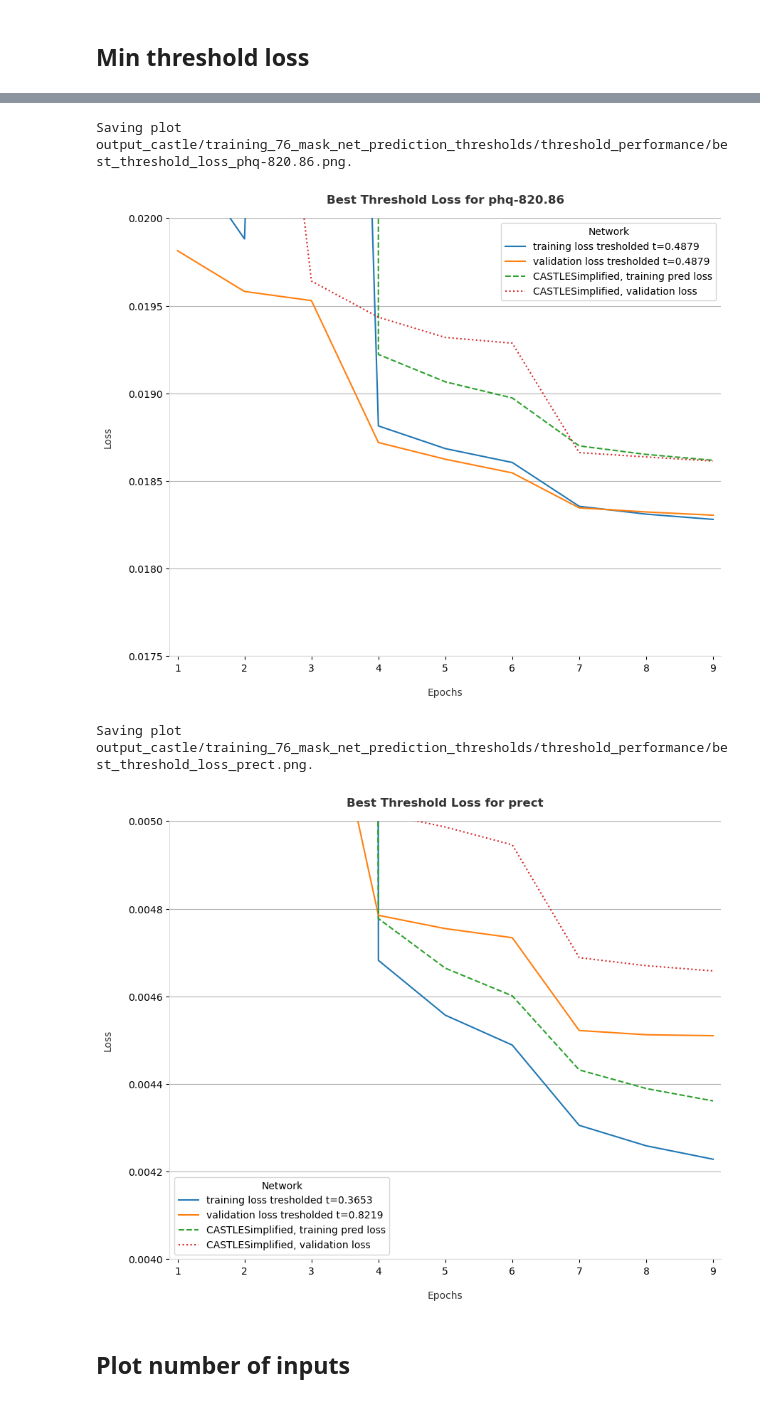
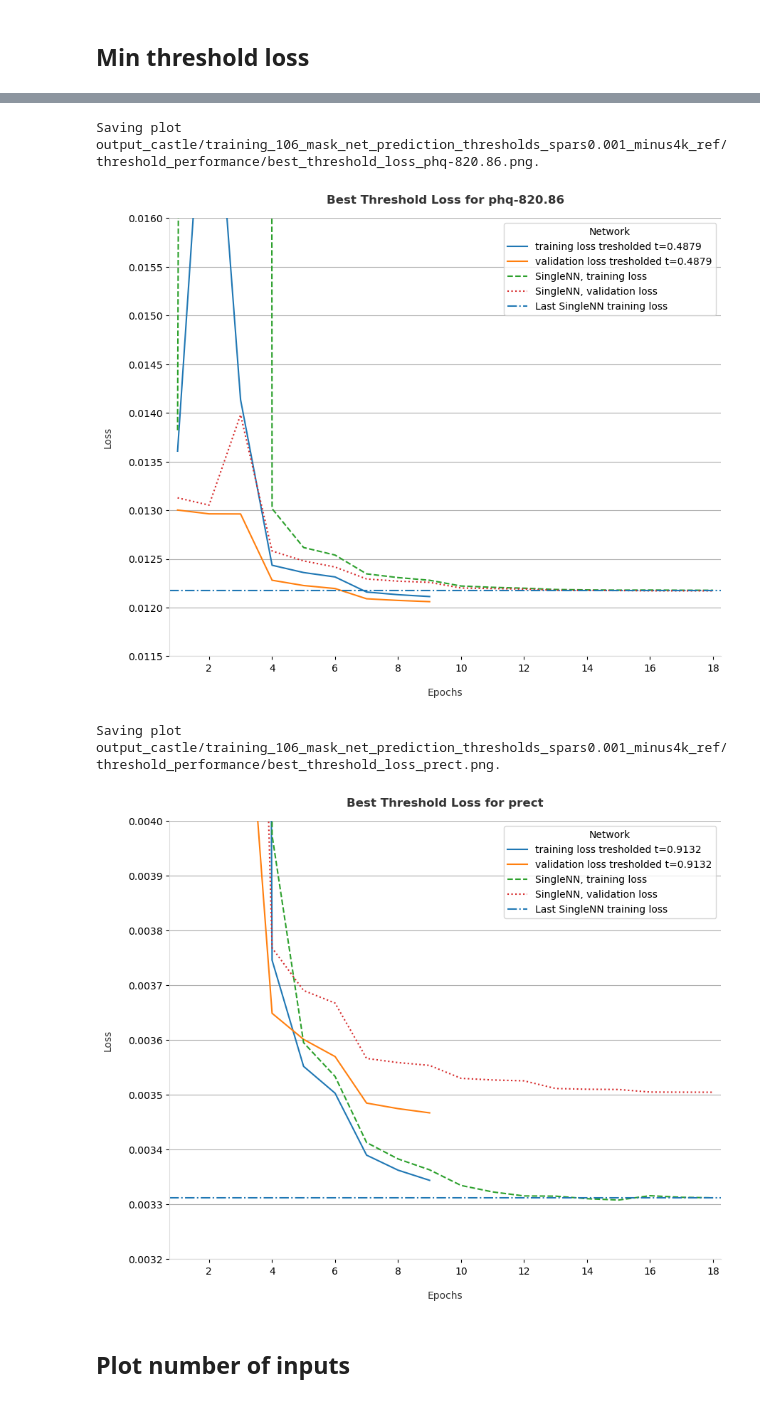
Before and after one commit to EyringMLClimateGroup/kuehbacher24ICMLA_PCMasking, a Jupyter notebook: notebooks_castle_offline_evaluation/evaluate_mask_net_threshold_prediction_performance.ipynb, the cells around one changed output, grey strips where cells are left out. Drawn from its saved outputs; the diff is of its cells as text; code cells hidden in the pictures.

```diff
--- a/notebooks_castle_offline_evaluation/evaluate_mask_net_threshold_prediction_performance.ipynb
+++ b/notebooks_castle_offline_evaluation/evaluate_mask_net_threshold_prediction_performance.ipynb
@@ -79,5 +105,6 @@ output_vars =list(varname2index.keys())
 histories_per_var = load_history_per_var(threshold_histories_dir)
 perf_comp_dict = load_history_per_var(performance_comparison_dir)
 # %%
-perf_comp_dict
+for var, value in histories_per_var.items():
+    print(value.keys())
 # %% [output]
@@ -231,10 +334,15 @@ for var in output_vars:
     print(f"Threshold = {t_val} for best last validation loss = {min_val}")
 
 
-    comp_pred_loss = perf_comp_dict[var]['prediction_loss']
-    print(f"\nPreMaskNet training prediction loss = {comp_pred_loss[-1]}")
-    val_comp_pred_loss = perf_comp_dict[var]['val_prediction_loss']
-    print(f"PreMaskNet validation prediction loss = {val_comp_pred_loss[-1]}\n\n")
+    comp_pred_loss = perf_comp_dict[var]['loss']
+    print(f"\nSingleNN training prediction loss = {comp_pred_loss[-1]}")
+    val_comp_pred_loss = perf_comp_dict[var]['val_loss']
+    print(f"SingleNN validation prediction loss = {val_comp_pred_loss[-1]}\n\n")
+
+    # comp_pred_loss = perf_comp_dict[var]['prediction_loss']
+    # print(f"\nPreMaskNet training prediction loss = {comp_pred_loss[-1]}")
+    # val_comp_pred_loss = perf_comp_dict[var]['val_prediction_loss']
+    # print(f"PreMaskNet validation prediction loss = {val_comp_pred_loss[-1]}\n\n")
 
     # comp_pred_loss = perf_comp_dict[var]["train"]['epoch_prediction_loss']
     # print(f"\nCastleSimplified training prediction loss = {comp_pred_loss[-1]}")
@@ -276,14 +384,17 @@ def plot_best_threshold(var_name, ymin=0., ymax=0.1):
     sns.lineplot(x=range(1, len(train_loss)+1), y=train_loss, label=f"training loss tresholded t={t_train:.4f}", ax=ax)
     sns.lineplot(x=range(1, len(val_loss)+1), y=val_loss, label=f"validation loss tresholded t={t_val:.4f}", ax=ax)
 
-    comp_train_pred_loss = perf_comp_dict[var_name]['prediction_loss']
-    comp_val_pred_loss = perf_comp_dict[var_name]['val_prediction_loss']
+    # comp_train_pred_loss = perf_comp_dict[var_name]['prediction_loss']
+    # comp_val_pred_loss = perf_comp_dict[var_name]['val_prediction_loss']
+    comp_train_pred_loss = perf_comp_dict[var_name]['loss']
+    comp_val_pred_loss = perf_comp_dict[var_name]['val_loss']
 
     # comp_train_pred_loss = perf_comp_dict[var_name]['train']['epoch_prediction_loss']
     # comp_val_pred_loss = perf_comp_dict[var_name]['validation']['epoch_prediction_loss']
 
-    sns.lineplot(x=range(1, len(comp_train_pred_loss)+1), y=comp_train_pred_loss, label=f"CASTLESimplified, training pred loss", linestyle="dashed", ax=ax)
-    sns.lineplot(x=range(1, len(comp_val_pred_loss)+1), y=comp_val_pred_loss, label=f"CASTLESimplified, validation loss", linestyle="dotted", ax=ax)
+    sns.lineplot(x=range(1, len(comp_train_pred_loss)+1), y=comp_train_pred_loss, label=f"SingleNN, training loss", linestyle="dashed", ax=ax)
+    sns.lineplot(x=range(1, len(comp_val_pred_loss)+1), y=comp_val_pred_loss, label=f"SingleNN, validation loss", linestyle="dotted", ax=ax)
+    ax.axhline(y=comp_train_pred_loss[-1],  ls='-.', label="Last SingleNN training loss")
 
     # Axis formatting.
     ax.spines['top'].set_visible(False)
@@ -325,15 +437,17 @@ Saving plot output_castle/training_76_mask_net_prediction_thresholds/threshold_p
 # %%
 variable = "phq-820.86"
-plot_best_threshold(variable, ymin=0.0175, ymax=0.02)
+# ref 0.018-0.02
+plot_best_threshold(variable, ymin=0.0115, ymax=0.016)
 # %% [output]
-Saving plot output_castle/training_76_mask_net_prediction_thresholds/threshold_performance/best_threshold_loss_phq-820.86.png.
+Saving plot output_castle/training_106_mask_net_prediction_thresholds_spars0.001_minus4k_ref/threshold_performance/best_threshold_loss_phq-820.86.png.
-[figure, old version]
+[figure, new version]
 # %%
 variable = "prect"
-plot_best_threshold(variable, ymin=0.004, ymax=0.005)
+# ref 0.004-0.005
+plot_best_threshold(variable, ymin=0.0032, ymax=0.004)
 # %% [output]
-Saving plot output_castle/training_76_mask_net_prediction_thresholds/threshold_performance/best_threshold_loss_prect.png.
+Saving plot output_castle/training_106_mask_net_prediction_thresholds_spars0.001_minus4k_ref/threshold_performance/best_threshold_loss_prect.png.
-[figure, old version]
+[figure, new version]
 # %% [markdown]
 ## Plot number of inputs
 # %%
```
Also changed, not shown: parts of 20 cells of this notebook, 8 other files.
